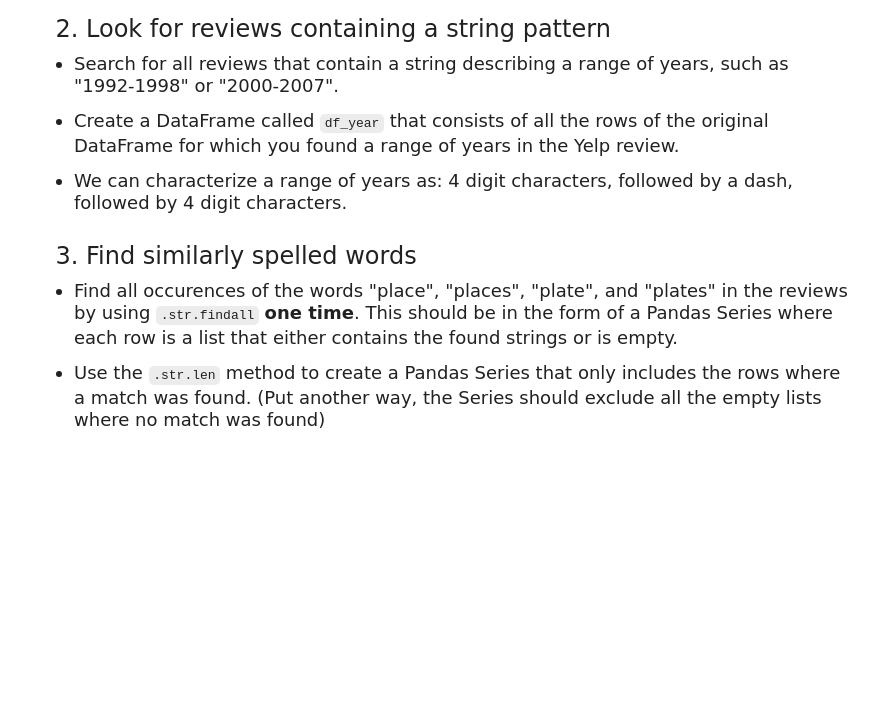
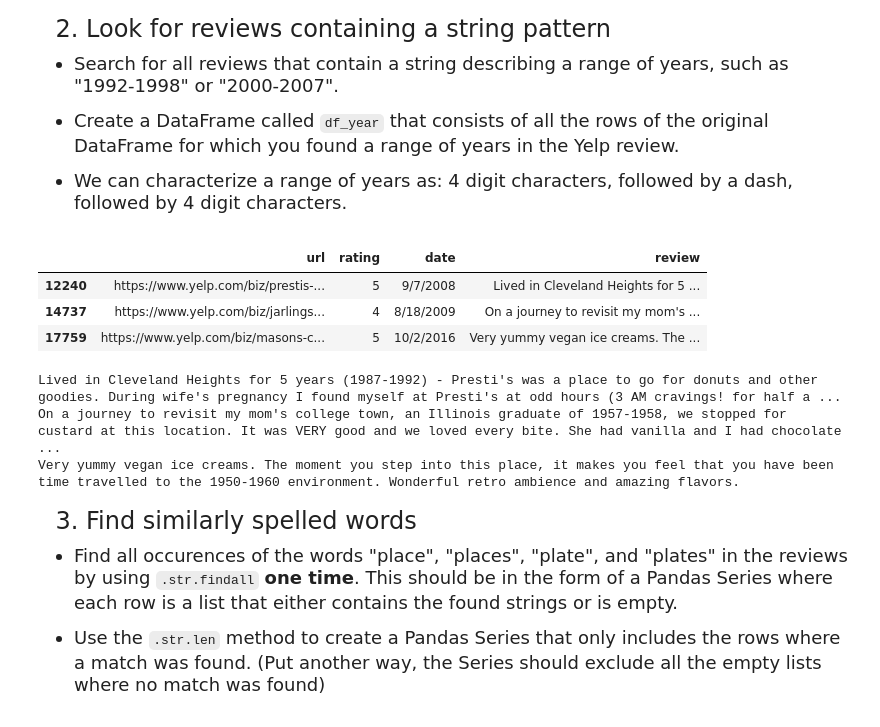
Before and after one commit to joycheng88/qtm151fall2025, a Jupyter notebook: quiz5_section1/Quiz5-section1.ipynb, the cells around one changed output. Cells and saved outputs as stored; diff of their text form; code cells hidden in the pictures; blank space fills up the shorter version.

```diff
--- a/quiz5_section1/Quiz5-section1.ipynb
+++ b/quiz5_section1/Quiz5-section1.ipynb
@@ -58,3 +77,21 @@ import pandas as pd
+# %%
+# your code here
+
+# Create df_year that consists of all rows with range of years (i.e., "1992-1998" or "2000-2007")
+df_year = df_yelp[df_yelp['review'].str.contains(r'\b\d{4}-\d{4}\b', regex=True)]
+display(df_year.head())
+
+# Since there is only 3 matches, print reviews in df_year to check
+for review in df_year['review']:
+    print(review)
+# %% [output]
+|  | url | rating | date | review |
+| 12240 | https://www.yelp.com/biz/prestis-... | 5 | 9/7/2008 | Lived in Cleveland Heights for 5 ... |
+| 14737 | https://www.yelp.com/biz/jarlings... | 4 | 8/18/2009 | On a journey to revisit my mom's ... |
+| 17759 | https://www.yelp.com/biz/masons-c... | 5 | 10/2/2016 | Very yummy vegan ice creams. The ... |
+Lived in Cleveland Heights for 5 years (1987-1992) - Presti's was a place to go for donuts and other goodies. During wife's pregnancy I found myself at Presti's at odd hours (3 AM cravings! for half a ...
+On a journey to revisit my mom's college town, an Illinois graduate of 1957-1958, we stopped for custard at this location. It was VERY good and we loved every bite. She had vanilla and I had chocolate ...
+Very yummy vegan ice creams. The moment you step into this place, it makes you feel that you have been time travelled to the 1950-1960 environment. Wonderful retro ambience and amazing flavors.
 # %% [markdown]
 <font size = "5">
 
```
Also changed, not shown: parts of 15 cells of this notebook.
